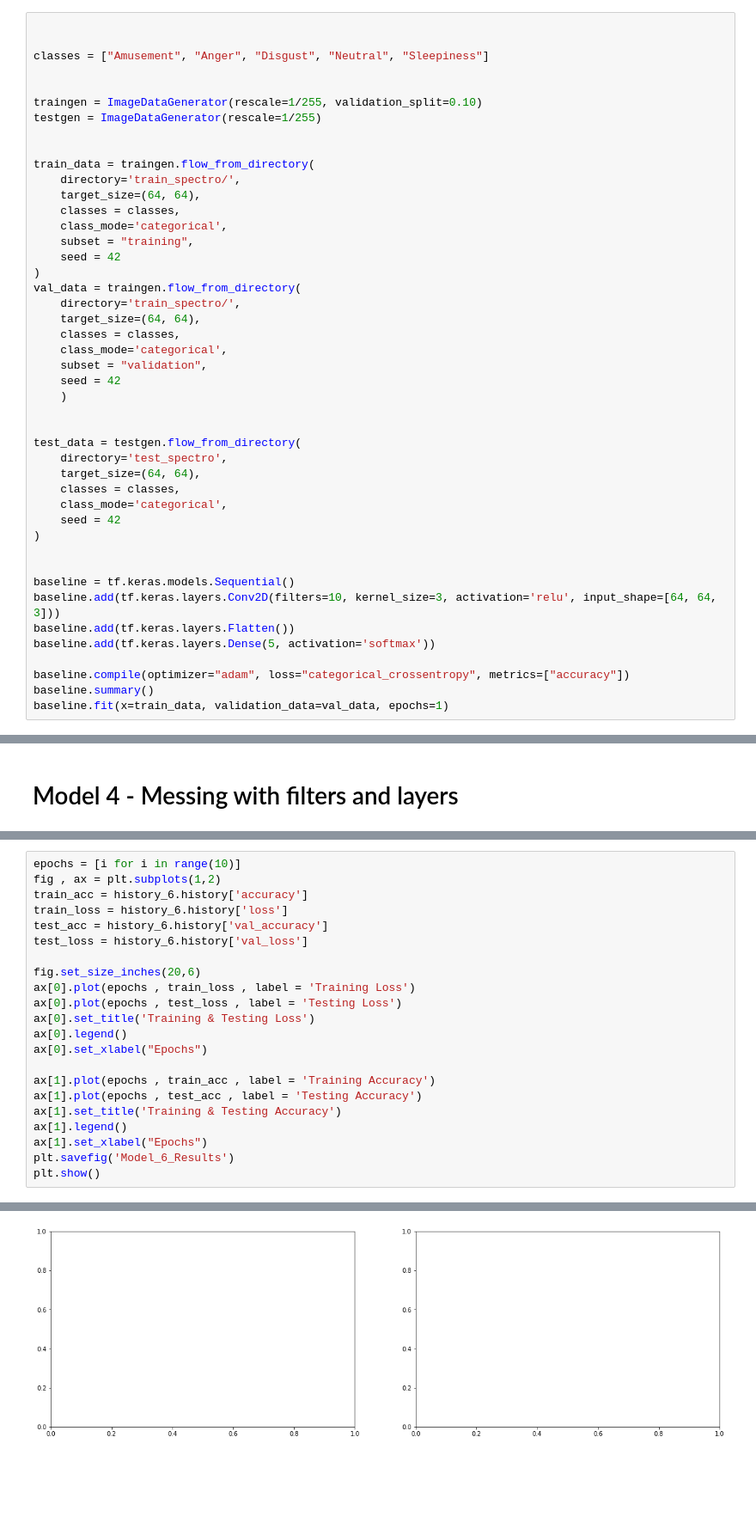
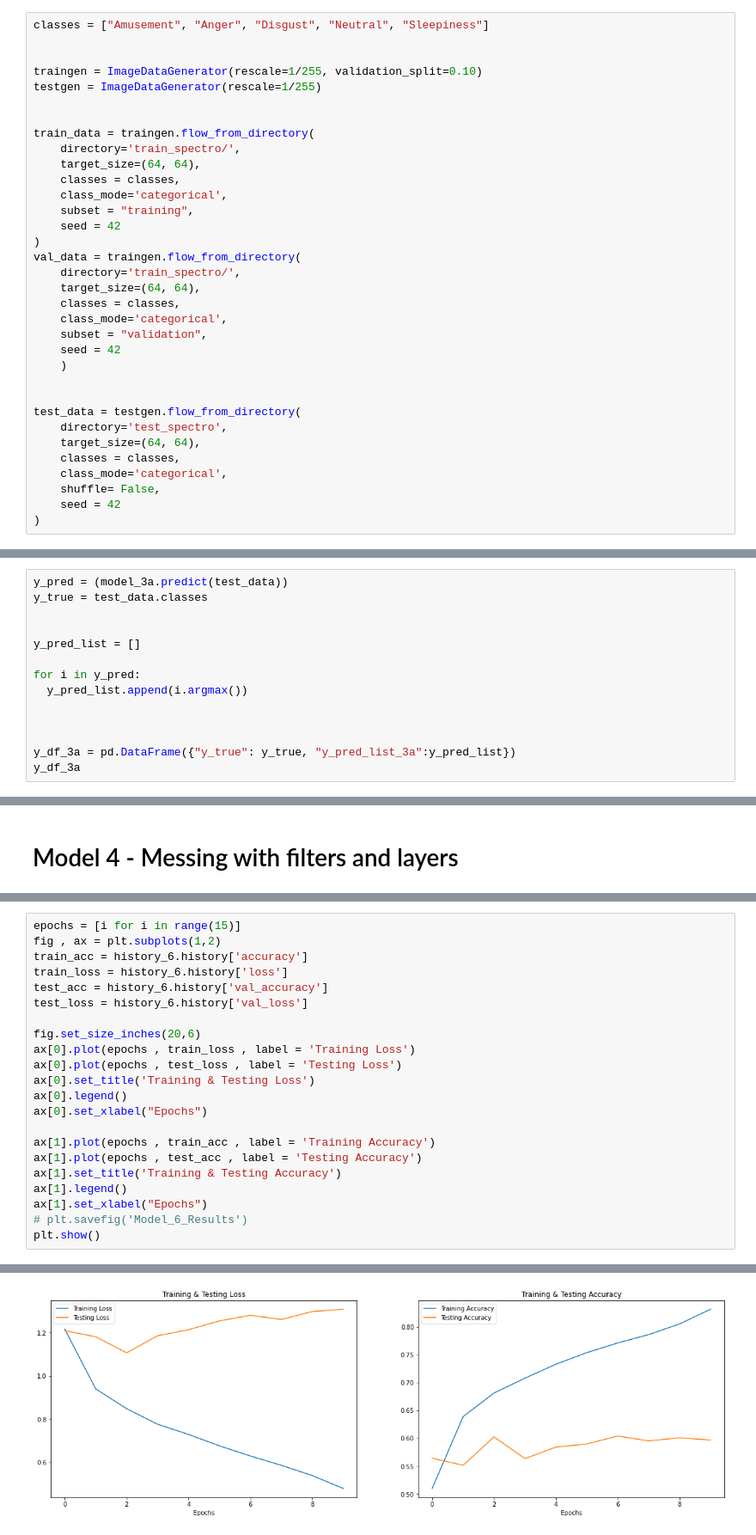
Before and after one commit to njw27/Speech_Emotion_Recognition_SER, a Jupyter notebook: EDA_notebook.ipynb, the cells around one changed output, grey strips where cells are left out. Shown at 86% size. Drawn from its saved outputs; the diff is of its cells as text; blank space fills up the shorter version.

Commit message:
colab Update up to final model

```diff
--- a/EDA_notebook.ipynb
+++ b/EDA_notebook.ipynb
@@ -703,8 +680,6 @@ These will then be uploaded to Google Drive again for use with my baseline and 1
 
 This took probably way too many attempts to run because Keras Hates me
 # %%
-
-
 classes = ["Amusement", "Anger", "Disgust", "Neutral", "Sleepiness"]
 
 
@@ -735,18 +710,9 @@ test_data = testgen.flow_from_directory(
     target_size=(64, 64),
     classes = classes,
     class_mode='categorical',
+    shuffle= False,
     seed = 42
 )
-
-
-baseline = tf.keras.models.Sequential()
-baseline.add(tf.keras.layers.Conv2D(filters=10, kernel_size=3, activation='relu', input_shape=[64, 64, 3]))
-baseline.add(tf.keras.layers.Flatten())
-baseline.add(tf.keras.layers.Dense(5, activation='softmax'))
-
-baseline.compile(optimizer="adam", loss="categorical_crossentropy", metrics=["accuracy"])
-baseline.summary()
-baseline.fit(x=train_data, validation_data=val_data, epochs=1)
 # %% [output]
 Found 11322 images belonging to 5 classes.
 Found 1255 images belonging to 5 classes.
@@ -999,0 +970,14 @@ plt.show()
+# %%
+y_pred = (model_3a.predict(test_data))
+y_true = test_data.classes
+
+
+y_pred_list = []
+
+for i in y_pred:
+  y_pred_list.append(i.argmax())
+
+
+
+y_df_3a = pd.DataFrame({"y_true": y_true, "y_pred_list_3a":y_pred_list})
+y_df_3a
@@ -1117,5 +1156,5 @@ model_6.evaluate(test_data)
 # %%
-epochs = [i for i in range(10)]
+epochs = [i for i in range(15)]
 fig , ax = plt.subplots(1,2)
 train_acc = history_6.history['accuracy']
 train_loss = history_6.history['loss']
@@ -1134,6 +1173,6 @@ ax[1].plot(epochs , test_acc , label = 'Testing Accuracy')
 ax[1].set_title('Training & Testing Accuracy')
 ax[1].legend()
 ax[1].set_xlabel("Epochs")
-plt.savefig('Model_6_Results')
+# plt.savefig('Model_6_Results')
 plt.show()
 # %% [output]
@@ -1141 +1179 @@ ValueError: ignored
-[figure, old version]
+[figure, new version]
```
Also changed, not shown: parts of 89 cells of this notebook.
